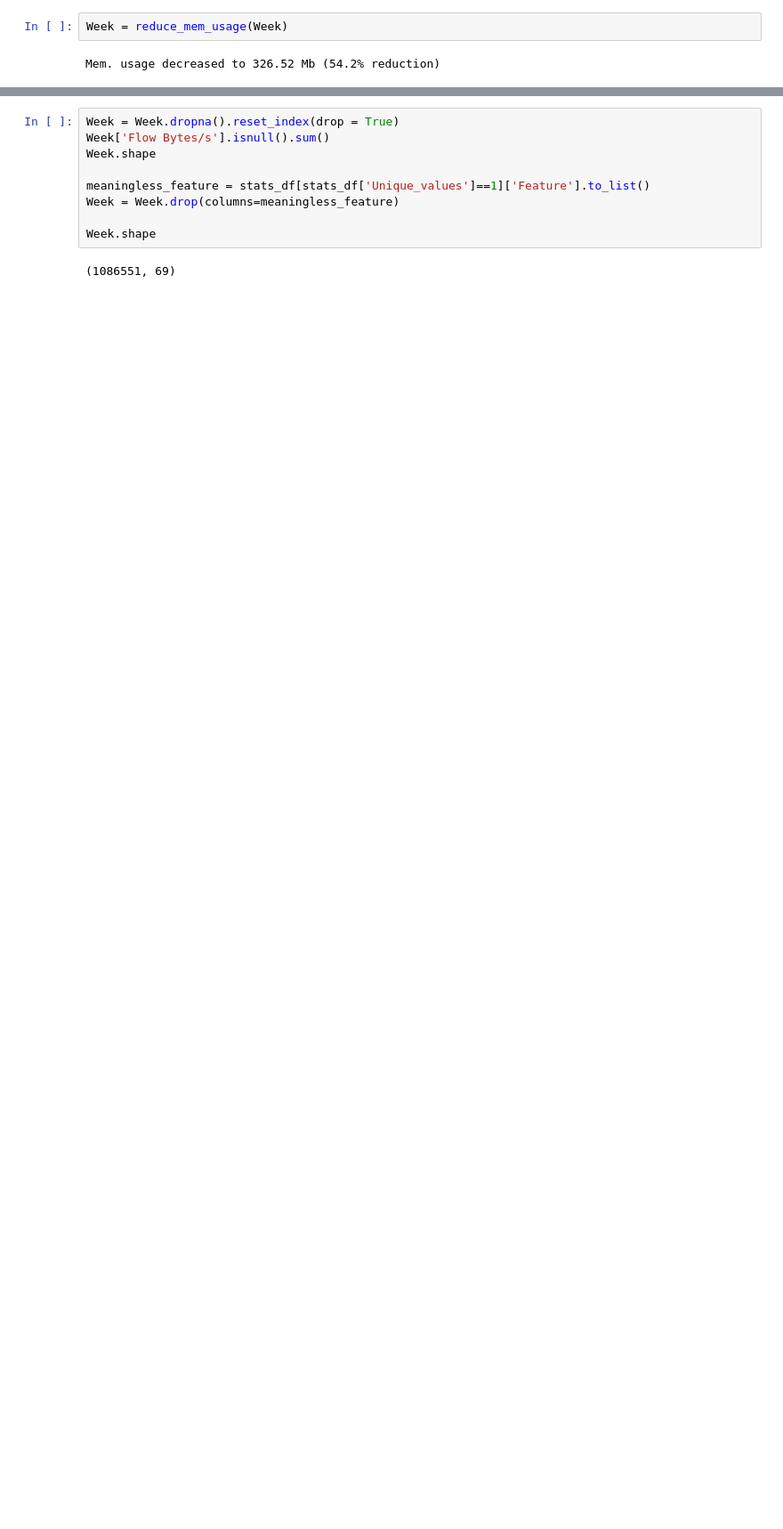
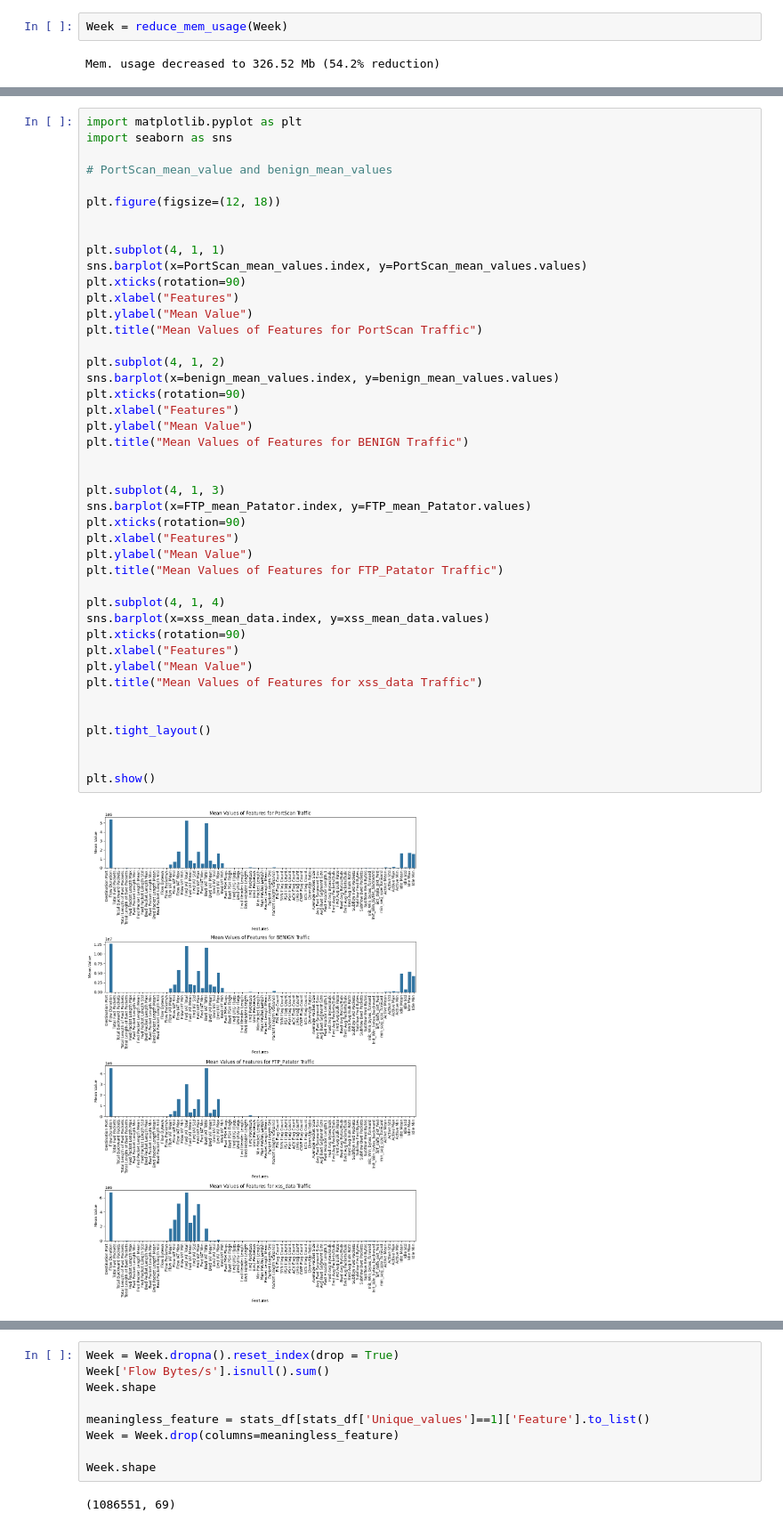
Before and after one commit to Devendra-Kumar-Dhayal/ids3, a Jupyter notebook: cuda.ipynb, the cells around one changed output, grey strips where cells are left out. Shown: that part at 89% size. Cells and saved outputs as stored; diff of their text form; blank space fills up the shorter version.

```diff
--- a/cuda.ipynb
+++ b/cuda.ipynb
@@ -221,0 +257,45 @@ gc.collect()
+# %%
+import matplotlib.pyplot as plt
+import seaborn as sns
+
+# PortScan_mean_value and benign_mean_values
+
+plt.figure(figsize=(12, 18))
+
+
+plt.subplot(4, 1, 1)
+sns.barplot(x=PortScan_mean_values.index, y=PortScan_mean_values.values)
+plt.xticks(rotation=90)
+plt.xlabel("Features")
+plt.ylabel("Mean Value")
+plt.title("Mean Values of Features for PortScan Traffic")
+
+plt.subplot(4, 1, 2)
+sns.barplot(x=benign_mean_values.index, y=benign_mean_values.values)
+plt.xticks(rotation=90)
+plt.xlabel("Features")
+plt.ylabel("Mean Value")
+plt.title("Mean Values of Features for BENIGN Traffic")
+
+
+plt.subplot(4, 1, 3)
+sns.barplot(x=FTP_mean_Patator.index, y=FTP_mean_Patator.values)
+plt.xticks(rotation=90)
+plt.xlabel("Features")
+plt.ylabel("Mean Value")
+plt.title("Mean Values of Features for FTP_Patator Traffic")
+
+plt.subplot(4, 1, 4)
+sns.barplot(x=xss_mean_data.index, y=xss_mean_data.values)
+plt.xticks(rotation=90)
+plt.xlabel("Features")
+plt.ylabel("Mean Value")
+plt.title("Mean Values of Features for xss_data Traffic")
+
+
+plt.tight_layout()
+
+
+plt.show()
+# %% [output]
+[figure, added]
```
Also changed, not shown: parts of 13 cells of this notebook, 1 other file.
